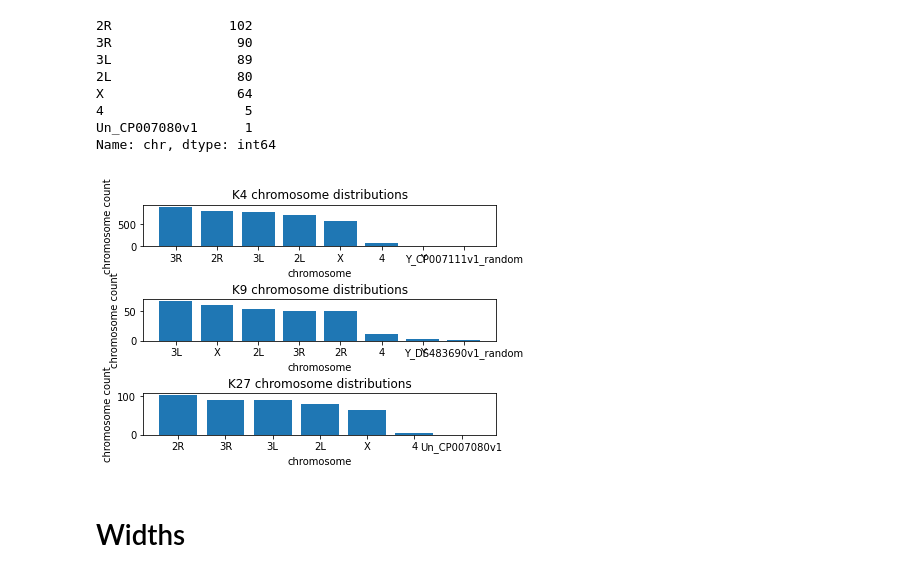
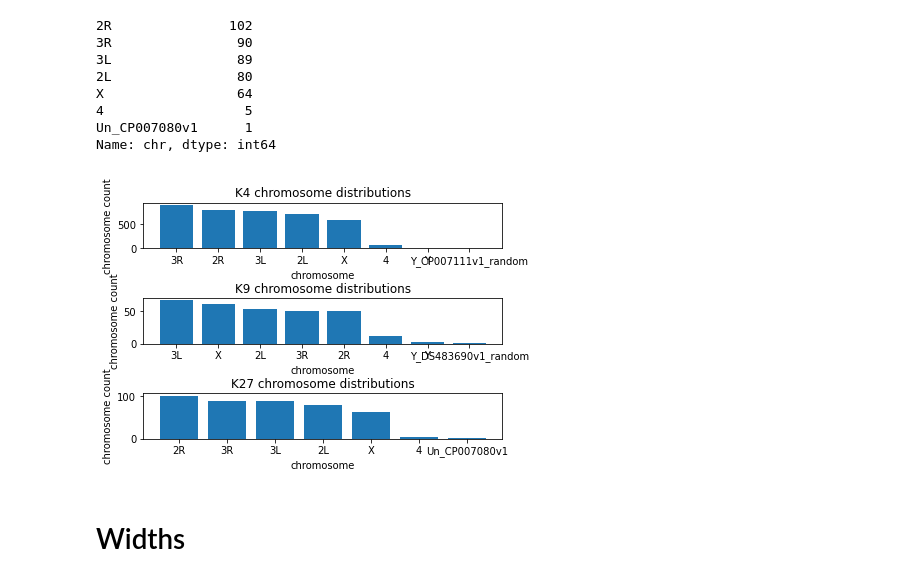
Before and after one commit to axu-bioinfo/qbb2020-answers, a Jupyter notebook: day1-lunch/exercise_2_lunch.ipynb, the cells around one changed output. Cells and saved outputs as stored; diff of their text form; code cells hidden in the pictures.

```diff
--- a/day1-lunch/exercise_2_lunch.ipynb
+++ b/day1-lunch/exercise_2_lunch.ipynb
@@ -165,22 +165,22 @@ Name: chr, dtype: int64
 # %%
 #plot k4/k9/k27 on same plot as subplots
 fig, ax = plt.subplots(3)
 ax[0].bar( chr_k4.index, chr_k4)
 ax[0].title.set_text("K4 chromosome distributions")
 ax[0].set_xlabel("chromosome")
 ax[0].set_ylabel("chromosome count")
 ax[1].bar(chr_k9.index, chr_k9)
 ax[1].title.set_text("K9 chromosome distributions")
 ax[1].set_xlabel("chromosome")
 ax[1].set_ylabel("chromosome count")
 ax[2].bar(chr_k27.index, chr_k27)
 ax[2].title.set_text("K27 chromosome distributions")
 ax[2].set_xlabel("chromosome")
 ax[2].set_ylabel("chromosome count")
-fig.tight_layout(pad=0.5)
+fig.tight_layout(pad=0.2)
 plt.show()
 # %% [output]
-[figure, old version]
+[figure, new version]
 # %% [markdown]
 # Widths
 # %% [markdown]
```
Also changed, not shown: parts of 2 cells of this notebook.
